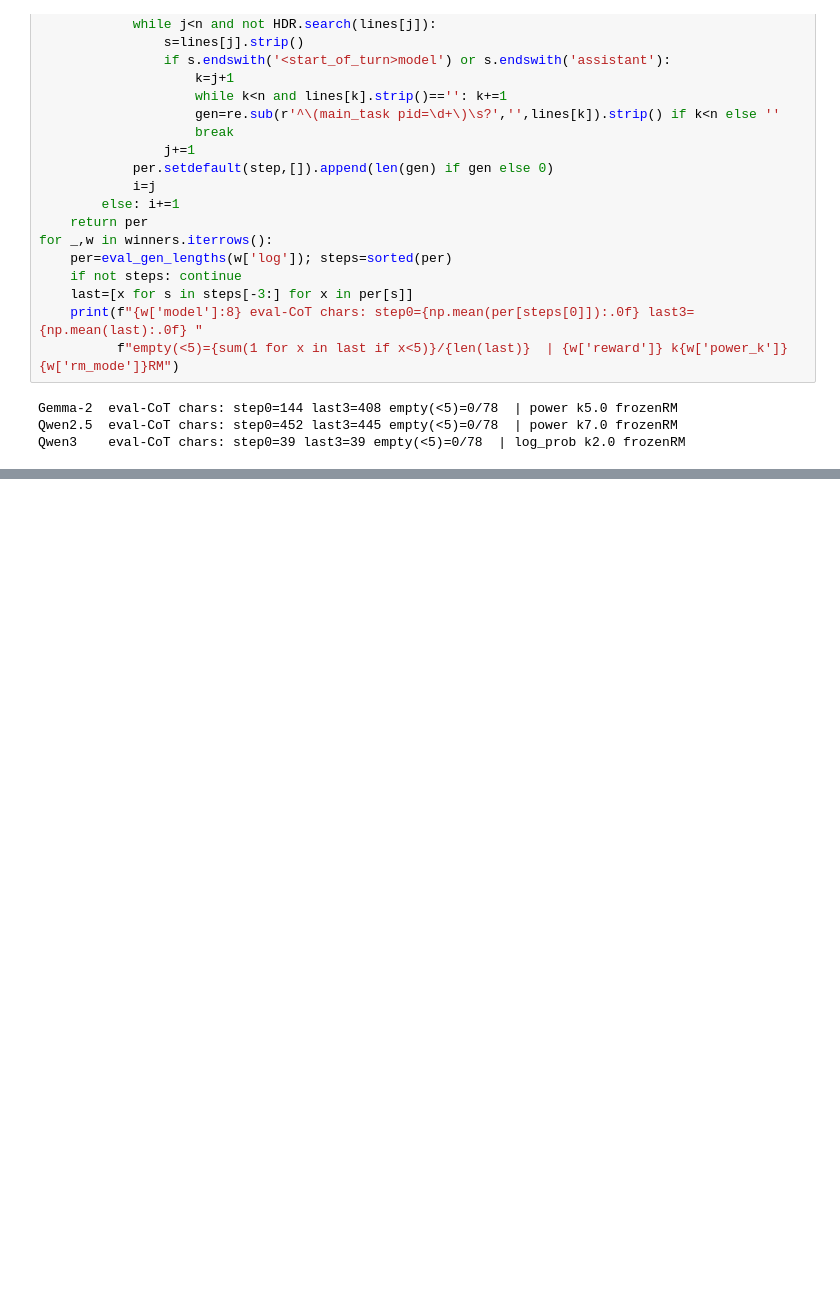
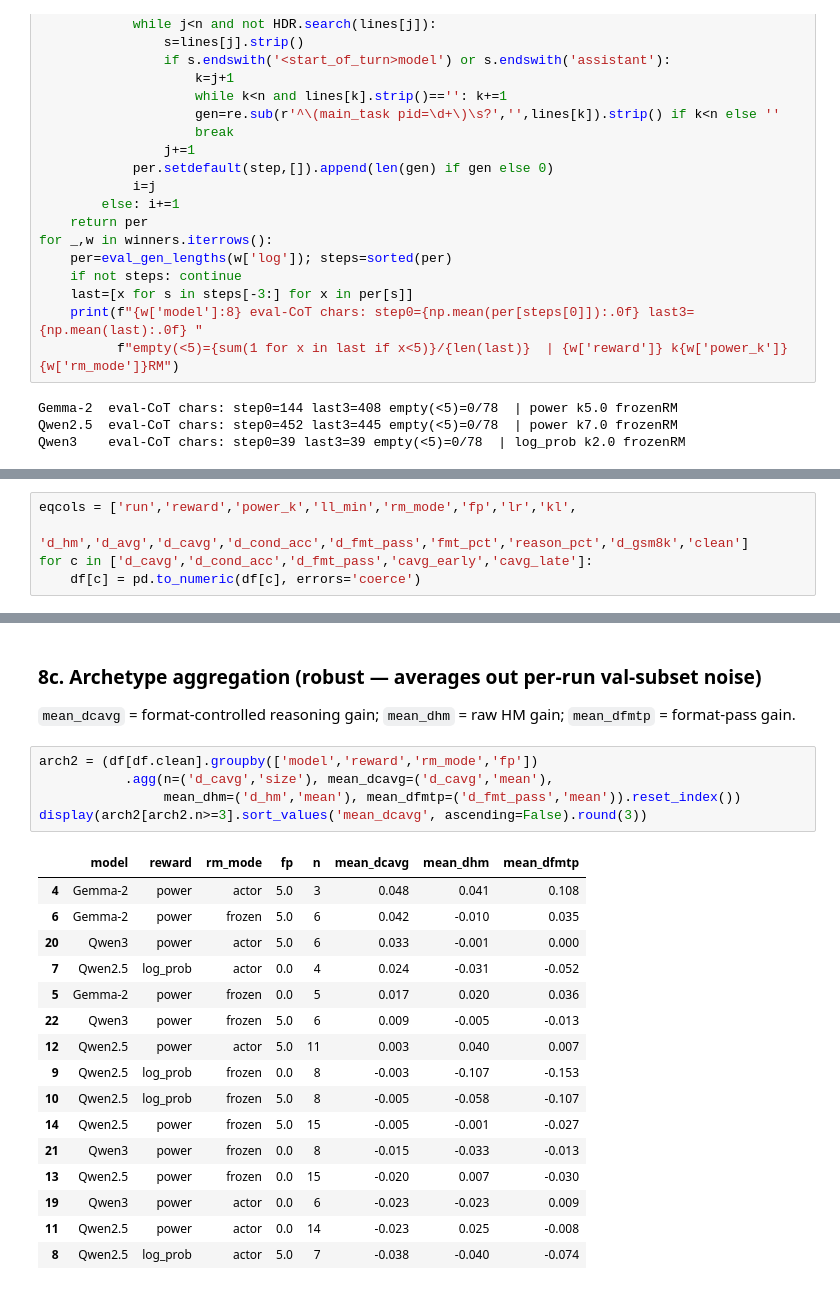
Before and after one commit to jkhouja/BeRL, a Jupyter notebook: notebooks/BeRL_run_reassessment.ipynb, the cells around one changed output, grey strips where cells are left out. Saved outputs shown, nothing was run; the diff lists cells and outputs as text; blank space fills up the shorter version.

```diff
--- a/notebooks/BeRL_run_reassessment.ipynb
+++ b/notebooks/BeRL_run_reassessment.ipynb
@@ -225,0 +221,5 @@ Qwen3    eval-CoT chars: step0=39 last3=39 empty(<5)=0/78  | log_prob k2.0 froze
+# %%
+eqcols = ['run','reward','power_k','ll_min','rm_mode','fp','lr','kl',
+          'd_hm','d_avg','d_cavg','d_cond_acc','d_fmt_pass','fmt_pct','reason_pct','d_gsm8k','clean']
+for c in ['d_cavg','d_cond_acc','d_fmt_pass','cavg_early','cavg_late']:
+    df[c] = pd.to_numeric(df[c], errors='coerce')
@@ -225,0 +266,25 @@ Qwen3    eval-CoT chars: step0=39 last3=39 empty(<5)=0/78  | log_prob k2.0 froze
+# %% [markdown]
+### 8c. Archetype aggregation (robust — averages out per-run val-subset noise)
+`mean_dcavg` = format-controlled reasoning gain; `mean_dhm` = raw HM gain; `mean_dfmtp` = format-pass gain.
+# %%
+arch2 = (df[df.clean].groupby(['model','reward','rm_mode','fp'])
+           .agg(n=('d_cavg','size'), mean_dcavg=('d_cavg','mean'),
+                mean_dhm=('d_hm','mean'), mean_dfmtp=('d_fmt_pass','mean')).reset_index())
+display(arch2[arch2.n>=3].sort_values('mean_dcavg', ascending=False).round(3))
+# %% [output]
+|  | model | reward | rm_mode | fp | n | mean_dcavg | mean_dhm | mean_dfmtp |
+| 4 | Gemma-2 | power | actor | 5.0 | 3 | 0.048 | 0.041 | 0.108 |
+| 6 | Gemma-2 | power | frozen | 5.0 | 6 | 0.042 | -0.010 | 0.035 |
+| 20 | Qwen3 | power | actor | 5.0 | 6 | 0.033 | -0.001 | 0.000 |
+| 7 | Qwen2.5 | log_prob | actor | 0.0 | 4 | 0.024 | -0.031 | -0.052 |
+| 5 | Gemma-2 | power | frozen | 0.0 | 5 | 0.017 | 0.020 | 0.036 |
+| 22 | Qwen3 | power | frozen | 5.0 | 6 | 0.009 | -0.005 | -0.013 |
+| 12 | Qwen2.5 | power | actor | 5.0 | 11 | 0.003 | 0.040 | 0.007 |
+| 9 | Qwen2.5 | log_prob | frozen | 0.0 | 8 | -0.003 | -0.107 | -0.153 |
+| 10 | Qwen2.5 | log_prob | frozen | 5.0 | 8 | -0.005 | -0.058 | -0.107 |
+| 14 | Qwen2.5 | power | frozen | 5.0 | 15 | -0.005 | -0.001 | -0.027 |
+| 21 | Qwen3 | power | frozen | 0.0 | 8 | -0.015 | -0.033 | -0.013 |
+| 13 | Qwen2.5 | power | frozen | 0.0 | 15 | -0.020 | 0.007 | -0.030 |
+| 19 | Qwen3 | power | actor | 0.0 | 6 | -0.023 | -0.023 | 0.009 |
+| 11 | Qwen2.5 | power | actor | 0.0 | 14 | -0.023 | 0.025 | -0.008 |
+| 8 | Qwen2.5 | log_prob | actor | 5.0 | 7 | -0.038 | -0.040 | -0.074 |
```
Also changed, not shown: parts of 9 cells of this notebook, 4 other files.
